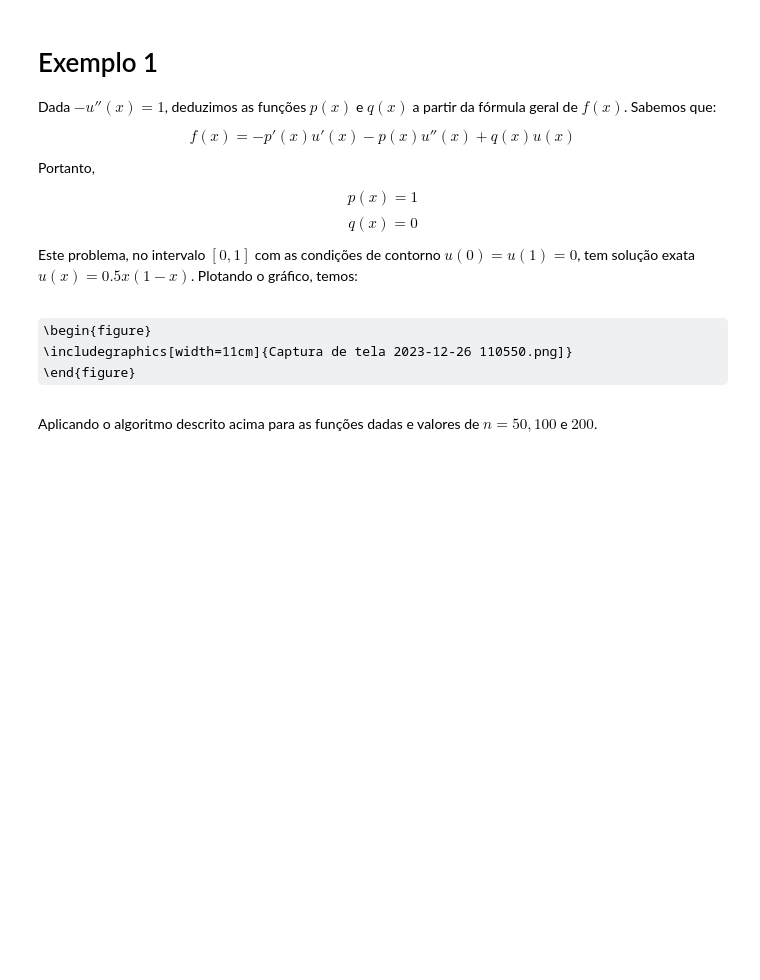
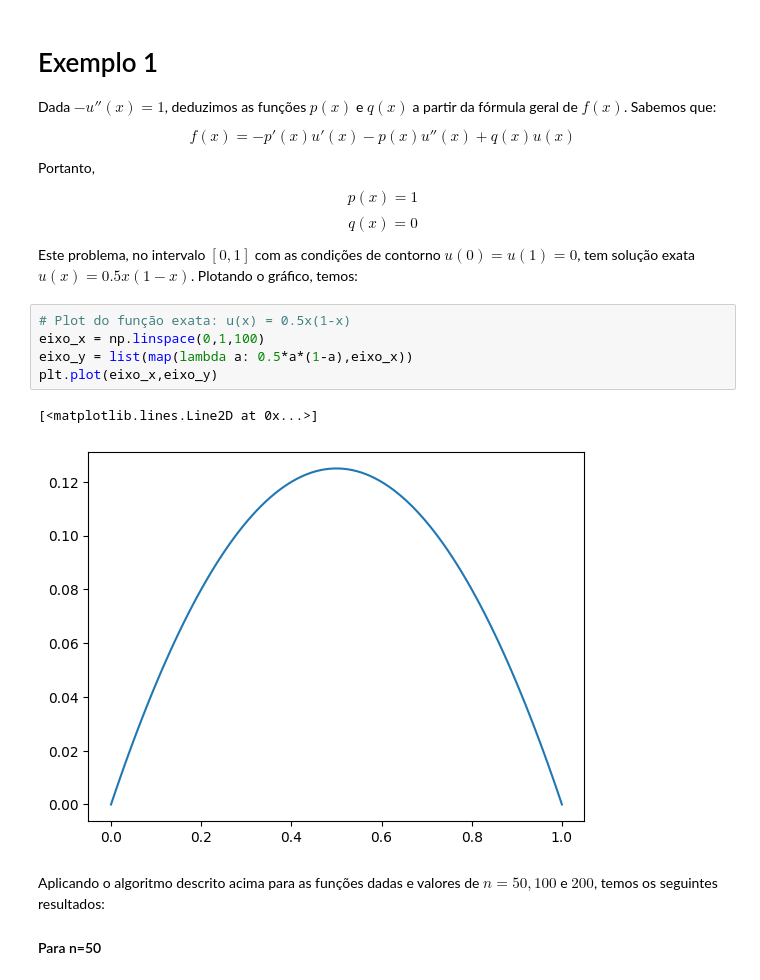
Before and after one commit to tomastmk/EP3-Rayleigh-Ritz, a Jupyter notebook: EP3_(3).ipynb, the cells around one changed output. Drawn from its saved outputs; the diff is of its cells as text; some formulas as TeX source; blank space fills up the shorter version.

```diff
--- a/EP3_(3).ipynb
+++ b/EP3_(3).ipynb
@@ -427,9 +432,15 @@ $$p(x) = 1$$
 $$q(x) = 0 $$
 
 Este problema, no intervalo $[0,1]$ com as condições de contorno $u(0) = u(1) = 0$, tem solução exata $u(x) = 0.5x(1-x)$. Plotando o gráfico, temos:
-# %% [markdown]
-\begin{figure}
-  \includegraphics[width=11cm]{Captura de tela 2023-12-26 110550.png]}
-\end{figure}
+# %%
+# Plot do função exata: u(x) = 0.5x(1-x)
+eixo_x = np.linspace(0,1,100)
+eixo_y = list(map(lambda a: 0.5*a*(1-a),eixo_x))
+plt.plot(eixo_x,eixo_y)
+# %% [output]
+[<matplotlib.lines.Line2D at 0x...>]
+[figure, added]
 # %% [markdown]
-Aplicando o algoritmo descrito acima para as funções dadas e valores de $n=50, 100$ e $200$.
+Aplicando o algoritmo descrito acima para as funções dadas e valores de $n=50, 100$ e $200$, temos os seguintes resultados:
+
+#### Para n=50
```
Also changed, not shown: parts of 7 cells of this notebook.
